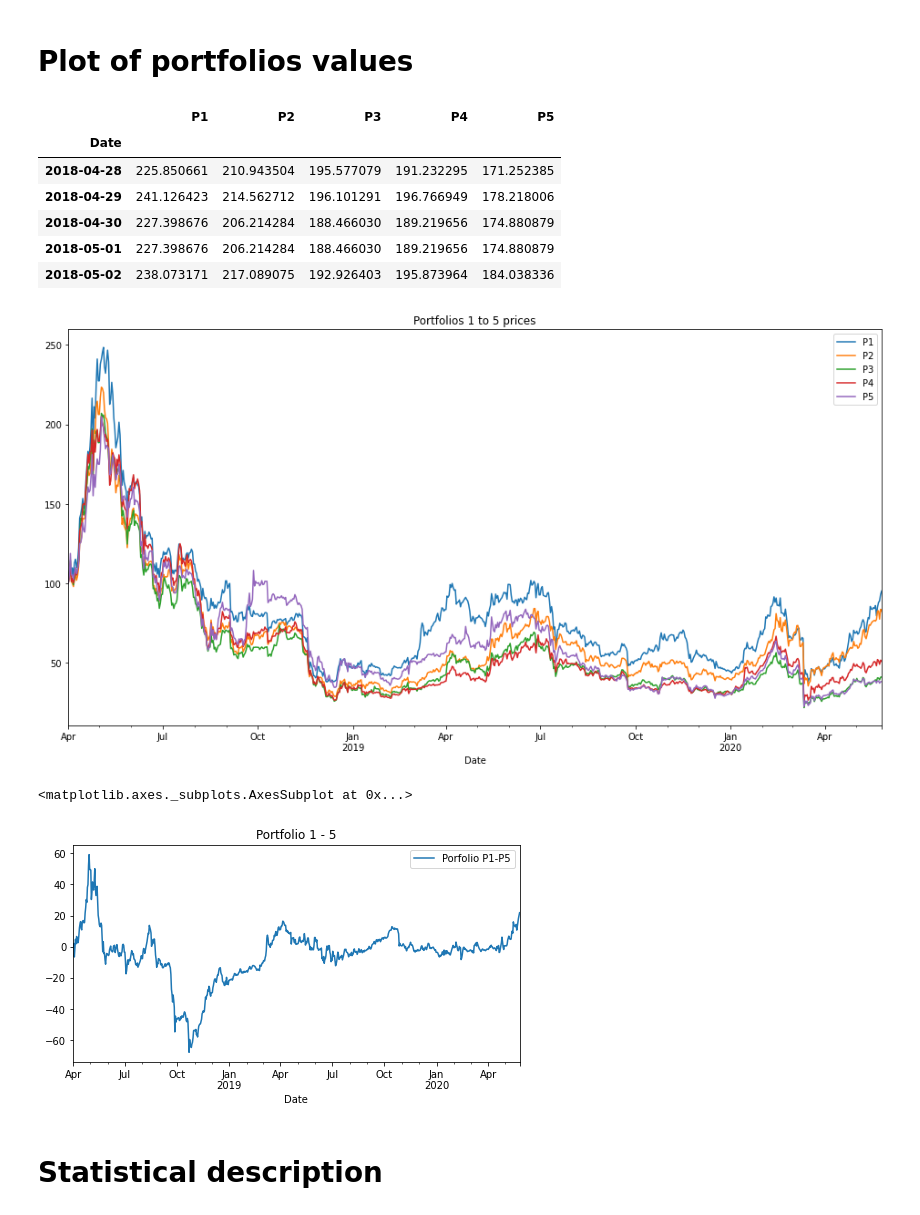
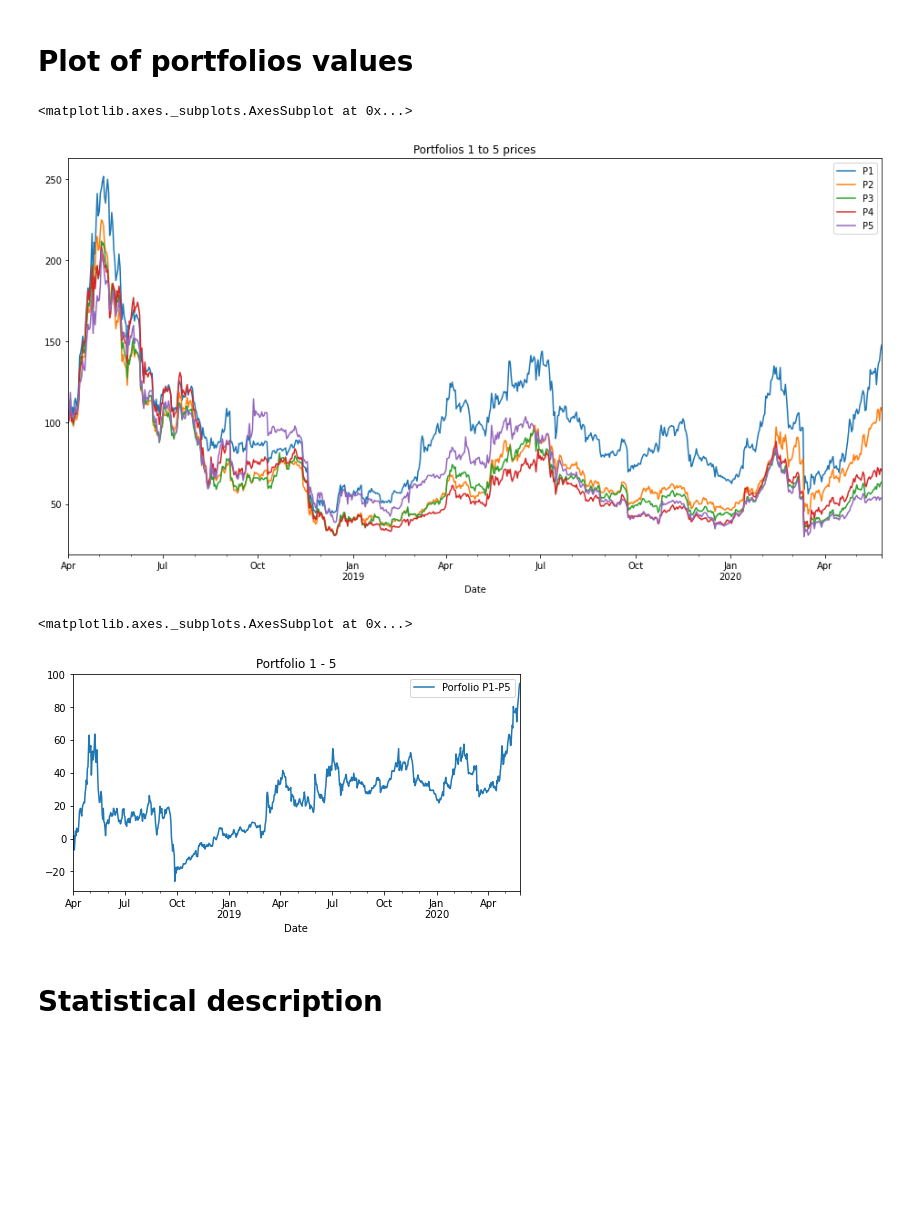
Before and after one commit to zhujoel/crypto_strategy, a Jupyter notebook: ProjetSIAQ.ipynb, the cells around one changed output. Cells and saved outputs as stored; diff of their text form; code cells hidden in the pictures; blank space fills up the shorter version.

Commit message:
Good values

```diff
--- a/ProjetSIAQ.ipynb
+++ b/ProjetSIAQ.ipynb
@@ -43,11 +43,9 @@ initial_value = 100
 # %% [markdown]
 # Helper functions
 # %%
-def sort_returns(current_date, data, past_horizon):
-    start_date = str(current_date.date() - pd.to_timedelta(past_horizon, unit='d'))
-    end_date = str(current_date.date())
-    returns = (data.loc[end_date] - data.loc[start_date])/data.loc[start_date]
+def sort_returns(current_date, data):
+    date = str(current_date.date())
     # We sort those returns
-    sorted_returns = returns.sort_values(ascending=False)
+    sorted_returns = data.loc[date].sort_values(ascending=False)
 
     return sorted_returns
@@ -74,15 +67,18 @@ def update_portfolio(amount, data, date, crypto_names):
 Creates portfolio long on all crypto currencies **equally weighted**
 # %%
 def get_portfolio_prices(initial_value, horizon, formatted_dates, rebalancing_dates, data, portfolio_index):
-    values = []
+    values = [initial_value]
+    returns = data.pct_change(periods=horizon)
+    portfolio = []
     for date in formatted_dates:
-        values.append(compute_value(date, portfolio, data)) # update values
+        if str(date) != "2018-04-01 00:00:00":
+            values.append(compute_value(date, portfolio, data)) # update values
         if date in rebalancing_dates:
-            sorted_returns = sort_returns(date, data, horizon) # compute returns and sort
+            sorted_returns = sort_returns(date, returns) # sort returns for the rebalancing date
             crypto_names = sorted_returns.iloc[(10 * (portfolio_index - 1)):(10 * portfolio_index)].index # extract crypto
             portfolio = update_portfolio(values[-1] / 10, data, date, crypto_names) # update composition
 
-    return values[1:]
+    return values
 # %% [markdown]
 Creates a portfolio **long on best returns** crypto currencies and **short on lowest returns** ones
 # %%
@@ -96,24 +92,17 @@ Creates a portfolio **long on best returns** crypto currencies and **short on lo
 # %%
 ptf_values1 = get_portfolio_prices(initial_value, horizon, formatted_dates, rebalancing_dates, crypto_prices, 1)
 ptf_values2 = get_portfolio_prices(initial_value, horizon, formatted_dates, rebalancing_dates, crypto_prices, 2)
 ptf_values3 = get_portfolio_prices(initial_value, horizon, formatted_dates, rebalancing_dates, crypto_prices, 3)
 ptf_values4 = get_portfolio_prices(initial_value, horizon, formatted_dates, rebalancing_dates, crypto_prices, 4)
 ptf_values5 = get_portfolio_prices(initial_value, horizon, formatted_dates, rebalancing_dates, crypto_prices, 5)
 
 all_ptf_values = pd.DataFrame(data = {'Date': formatted_dates, 'P1': ptf_values1, 'P2': ptf_values2, 'P3': ptf_values3, 'P4': ptf_values4, 'P5': ptf_values5})
 all_ptf_values.set_index('Date', inplace=True)
 
-all_ptf_rets.plot(figsize=(16,8), title="Portfolios 1 to 5 prices")
-all_ptf_rets.loc["2018-04-28":"2018-05-02"]
+all_ptf_values.plot(figsize=(16,8), title="Portfolios 1 to 5 prices")
 # %% [output]
-|  | P1 | P2 | P3 | P4 | P5 |
-| Date |  |  |  |  |  |
-| 2018-04-28 | 225.850661 | 210.943504 | 195.577079 | 191.232295 | 171.252385 |
-| 2018-04-29 | 241.126423 | 214.562712 | 196.101291 | 196.766949 | 178.218006 |
-| 2018-04-30 | 227.398676 | 206.214284 | 188.466030 | 189.219656 | 174.880879 |
-| 2018-05-01 | 227.398676 | 206.214284 | 188.466030 | 189.219656 | 174.880879 |
-| 2018-05-02 | 238.073171 | 217.089075 | 192.926403 | 195.873964 | 184.038336 |
+<matplotlib.axes._subplots.AxesSubplot at 0x...>
-[figure, old version]
+[figure, new version]
 # %%
 ptf_values1 = get_portfolio_prices(initial_value, horizon, formatted_dates, rebalancing_dates, crypto_prices, 1)
 ptf_values5 = get_portfolio_prices(initial_value, horizon, formatted_dates, rebalancing_dates, crypto_prices, 5)
@@ -124,7 +113,7 @@ ptf_values.set_index('Date', inplace=True)
 ptf_values.plot(figsize=(8,4), title="Portfolio 1 - 5")
 # %% [output]
 <matplotlib.axes._subplots.AxesSubplot at 0x...>
-[figure, old version]
+[figure, new version]
 # %% [markdown]
 # Statistical description
 # %% [markdown]
```
Also changed, not shown: parts of 11 cells of this notebook.
